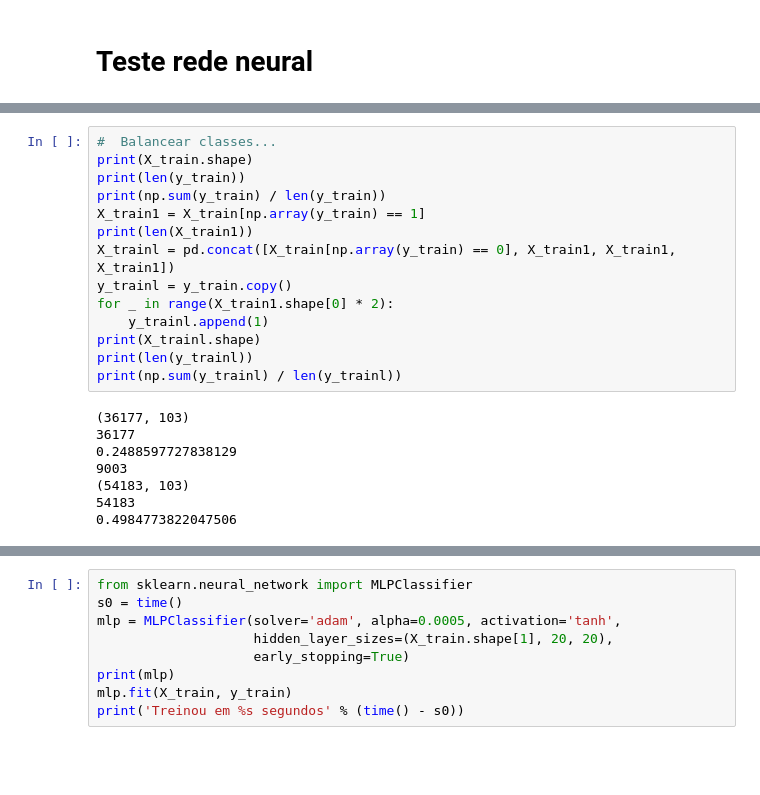
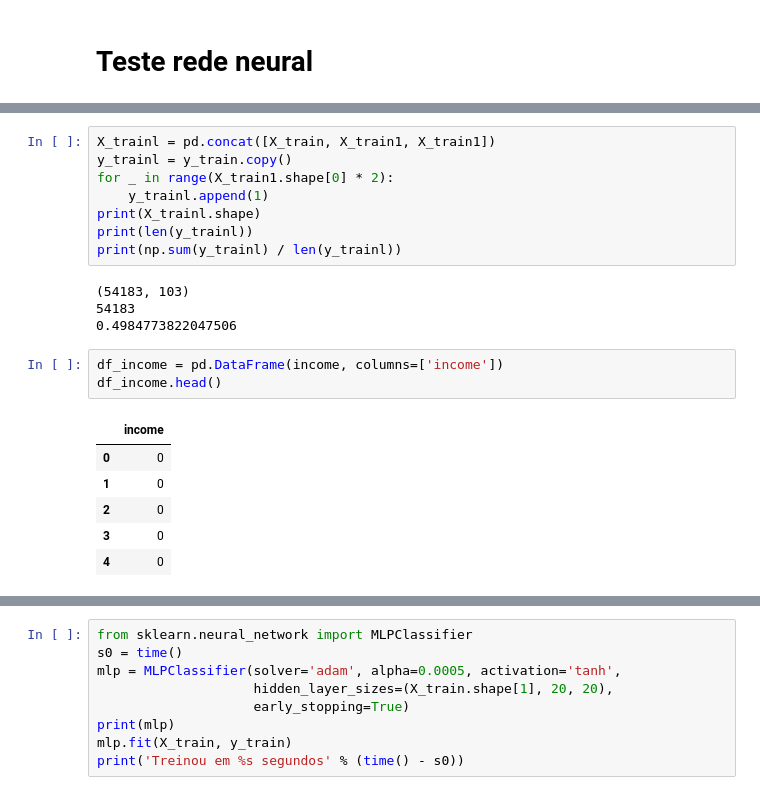
Before and after one commit to IvanBrasilico/machine-learning, a Jupyter notebook: projects/finding_donors/finding_donors.ipynb, the cells around one changed output, grey strips where cells are left out. Saved outputs shown, nothing was run; the diff lists cells and outputs as text; blank space fills up the shorter version.

```diff
--- a/projects/finding_donors/finding_donors.ipynb
+++ b/projects/finding_donors/finding_donors.ipynb
@@ -970,11 +997,5 @@ weighted avg       0.86      0.86      0.86      9045
 # %%
-#  Balancear classes...
-print(X_train.shape)
-print(len(y_train))
-print(np.sum(y_train) / len(y_train))
-X_train1 = X_train[np.array(y_train) == 1]
-print(len(X_train1))
-X_trainl = pd.concat([X_train[np.array(y_train) == 0], X_train1, X_train1, X_train1])
+X_trainl = pd.concat([X_train, X_train1, X_train1])
 y_trainl = y_train.copy()
 for _ in range(X_train1.shape[0] * 2):
     y_trainl.append(1)
@@ -982,10 +1003,16 @@ print(X_trainl.shape)
 print(len(y_trainl))
 print(np.sum(y_trainl) / len(y_trainl))
 # %% [output]
-(36177, 103)
-36177
-0.2488597727838129
-9003
 (54183, 103)
 54183
 0.4984773822047506
+# %%
+df_income = pd.DataFrame(income, columns=['income'])
+df_income.head()
+# %% [output]
+|  | income |
+| 0 | 0 |
+| 1 | 0 |
+| 2 | 0 |
+| 3 | 0 |
+| 4 | 0 |
```
Also changed, not shown: parts of 21 cells of this notebook, 10 other files.
